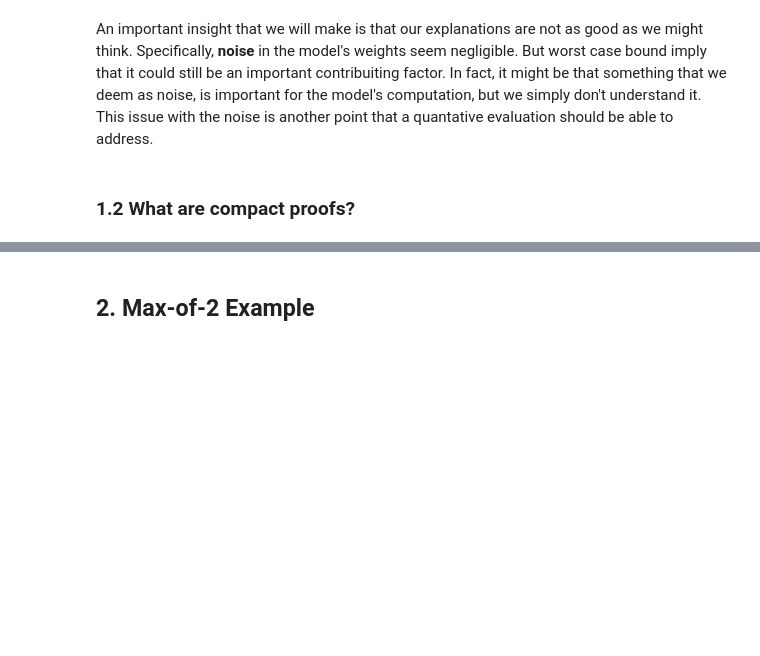
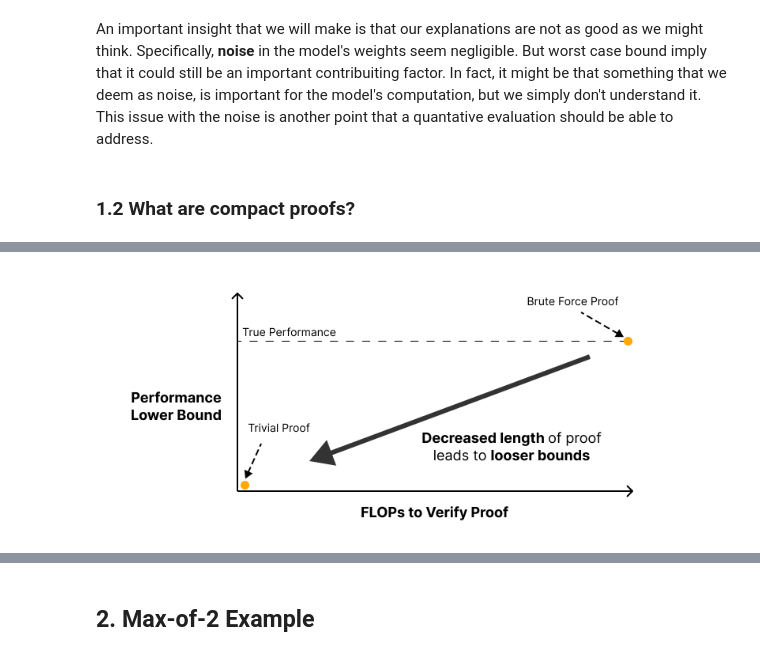
Before and after one commit to LouisYRYJ/Proof_based_approach_tutorial, a Jupyter notebook: proof_public.ipynb, the cells around one changed output, grey strips where cells are left out. Drawn from its saved outputs; the diff is of its cells as text; code cells hidden in the pictures; blank space fills up the shorter version.

```diff
--- a/proof_public.ipynb
+++ b/proof_public.ipynb
@@ -172,0 +193,4 @@ An important insight that we will make is that our explanations are not as good
+# %%
+Image("img/Compact_proofs.png", height="700", width="700")
+# %% [output]
+[figure, added]
```
Also changed, not shown: parts of 32 cells of this notebook, 2 other files.
